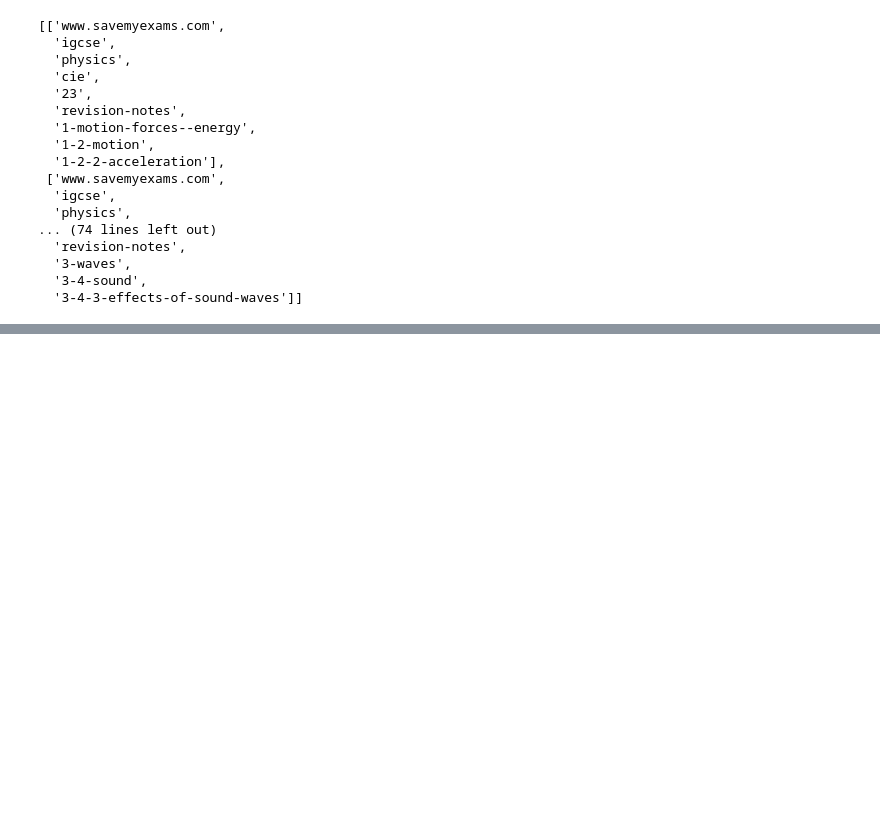
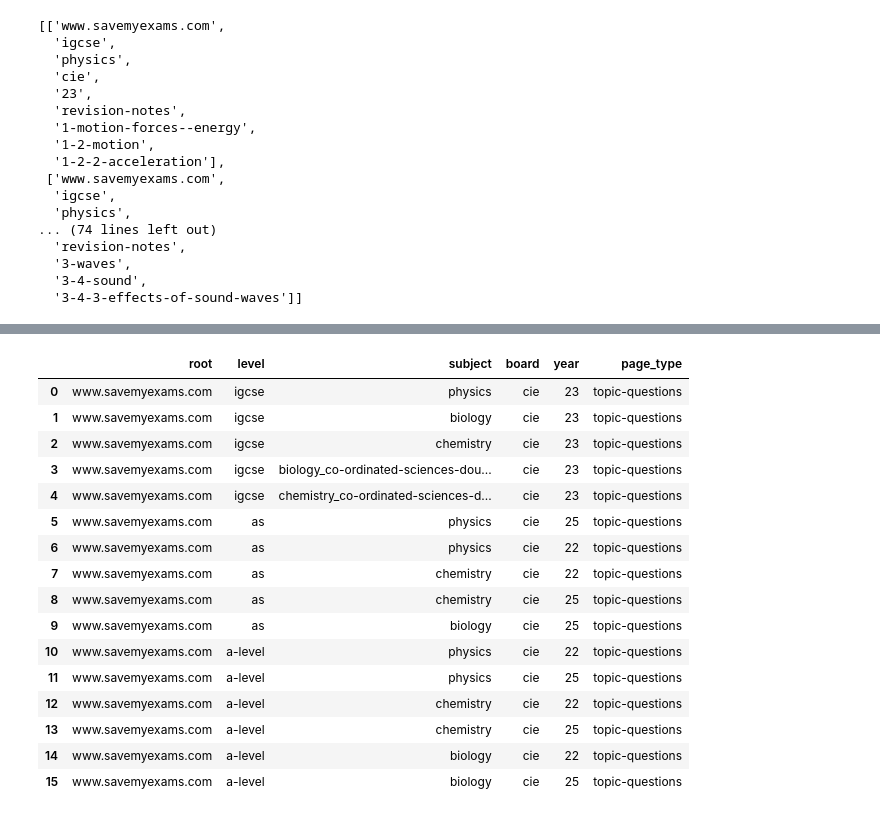
Before and after one commit to quangngonz/SaveMyExams-Download, a Jupyter notebook: savemyexams-to-pdf.ipynb, the cells around one changed output, grey strips where cells are left out. Saved outputs shown, nothing was run; the diff lists cells and outputs as text; code cells hidden in the pictures; blank space fills up the shorter version.

```diff
--- a/savemyexams-to-pdf.ipynb
+++ b/savemyexams-to-pdf.ipynb
@@ -185,0 +204,4 @@ with open('to_crawl.csv', 'w') as f:
+# %%
+# Load from to crawl
+df = pd.read_csv('to_crawl.csv')
+df.head()
@@ -185,0 +215,31 @@ with open('to_crawl.csv', 'w') as f:
+# %%
+# print out all 'topic-question' pages
+
+df = df[df['page_type'] == 'topic-questions']
+df.reset_index(drop=True, inplace=True)
+df
+
+# See how many unique first 6 columns there are
+df.drop_duplicates(subset=['root', 'level', 'subject', 'board', 'year', 'page_type'], inplace=True)
+# Delete the rest of the columns
+df.drop(columns=['the_rest'], inplace=True)
+df.reset_index(drop=True, inplace=True)
+df
+# %% [output]
+|  | root | level | subject | board | year | page_type |
+| 0 | www.savemyexams.com | igcse | physics | cie | 23 | topic-questions |
+| 1 | www.savemyexams.com | igcse | biology | cie | 23 | topic-questions |
+| 2 | www.savemyexams.com | igcse | chemistry | cie | 23 | topic-questions |
+| 3 | www.savemyexams.com | igcse | biology_co-ordinated-sciences-dou... | cie | 23 | topic-questions |
+| 4 | www.savemyexams.com | igcse | chemistry_co-ordinated-sciences-d... | cie | 23 | topic-questions |
+| 5 | www.savemyexams.com | as | physics | cie | 25 | topic-questions |
+| 6 | www.savemyexams.com | as | physics | cie | 22 | topic-questions |
+| 7 | www.savemyexams.com | as | chemistry | cie | 22 | topic-questions |
+| 8 | www.savemyexams.com | as | chemistry | cie | 25 | topic-questions |
+| 9 | www.savemyexams.com | as | biology | cie | 25 | topic-questions |
+| 10 | www.savemyexams.com | a-level | physics | cie | 22 | topic-questions |
+| 11 | www.savemyexams.com | a-level | physics | cie | 25 | topic-questions |
+| 12 | www.savemyexams.com | a-level | chemistry | cie | 22 | topic-questions |
+| 13 | www.savemyexams.com | a-level | chemistry | cie | 25 | topic-questions |
+| 14 | www.savemyexams.com | a-level | biology | cie | 22 | topic-questions |
+| 15 | www.savemyexams.com | a-level | biology | cie | 25 | topic-questions |
```
Also changed, not shown: parts of 30 cells of this notebook, 3 other files.
